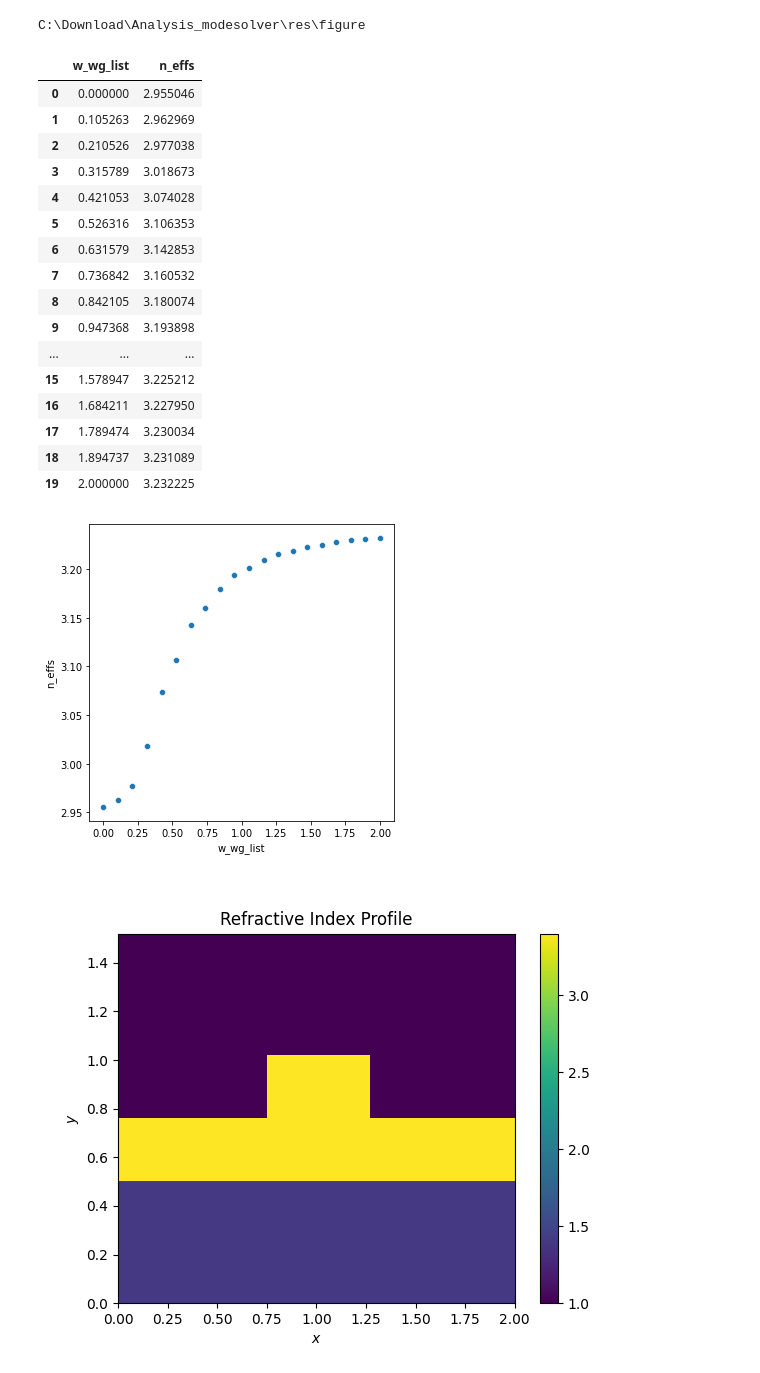
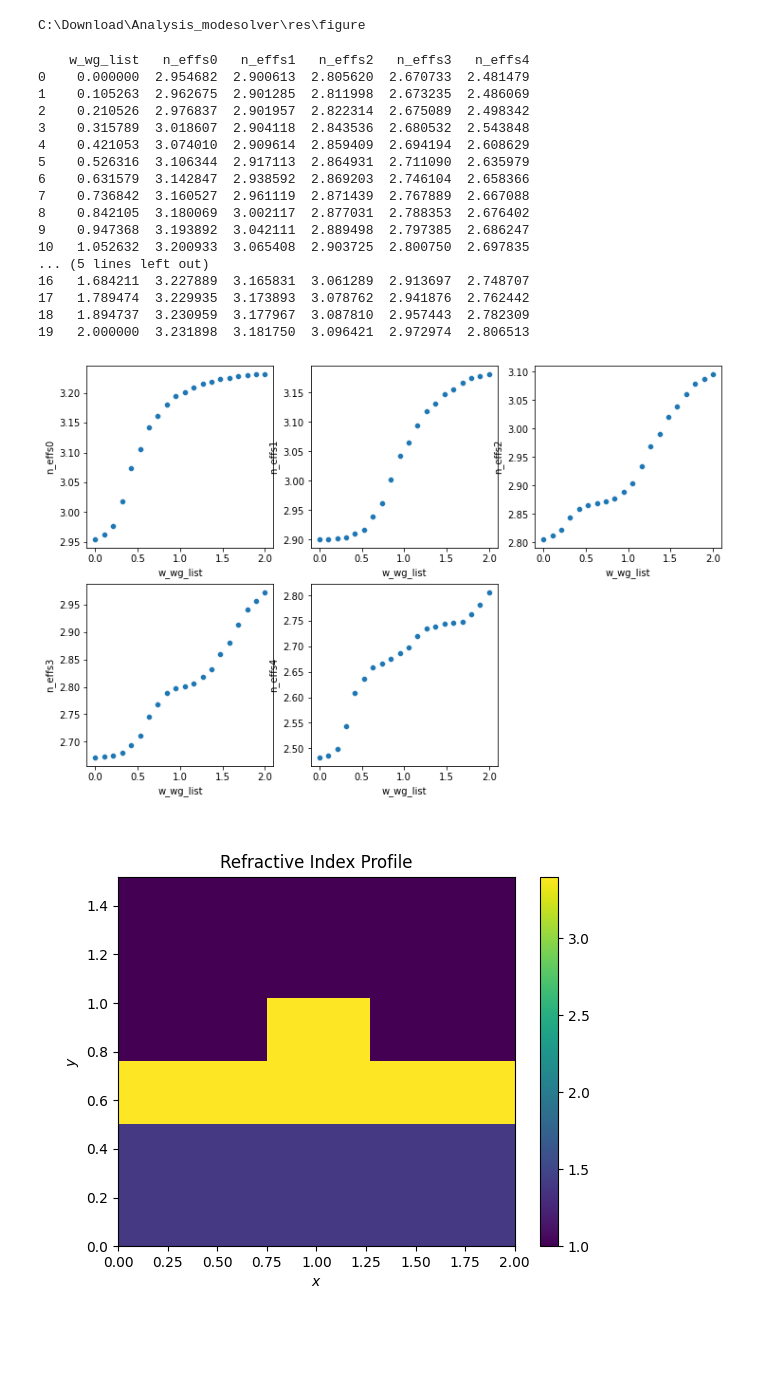
Before and after one commit to Parkseoungmin/Analysis_modesolver, a Jupyter notebook: Final report.ipynb, the cells around one changed output. Saved outputs shown, nothing was run; the diff lists cells and outputs as text; code cells hidden in the pictures; blank space fills up the shorter version.

```diff
--- a/Final report.ipynb
+++ b/Final report.ipynb
@@ -58,32 +58,43 @@ print(os.getcwd())
 C:\Download\Analysis_modesolver\res\figure
 # %%
 import Modesolverpy
-df
 # %% [output]
-|  | w_wg_list | n_effs |
-| 0 | 0.000000 | 2.955046 |
-| 1 | 0.105263 | 2.962969 |
-| 2 | 0.210526 | 2.977038 |
-| 3 | 0.315789 | 3.018673 |
-| 4 | 0.421053 | 3.074028 |
-| 5 | 0.526316 | 3.106353 |
-| 6 | 0.631579 | 3.142853 |
-| 7 | 0.736842 | 3.160532 |
-| 8 | 0.842105 | 3.180074 |
-| 9 | 0.947368 | 3.193898 |
-| ... | ... | ... |
-| 15 | 1.578947 | 3.225212 |
-| 16 | 1.684211 | 3.227950 |
-| 17 | 1.789474 | 3.230034 |
-| 18 | 1.894737 | 3.231089 |
-| 19 | 2.000000 | 3.232225 |
+    w_wg_list   n_effs0   n_effs1   n_effs2   n_effs3   n_effs4
+0    0.000000  2.954682  2.900613  2.805620  2.670733  2.481479
+1    0.105263  2.962675  2.901285  2.811998  2.673235  2.486069
+2    0.210526  2.976837  2.901957  2.822314  2.675089  2.498342
+3    0.315789  3.018607  2.904118  2.843536  2.680532  2.543848
+4    0.421053  3.074010  2.909614  2.859409  2.694194  2.608629
+5    0.526316  3.106344  2.917113  2.864931  2.711090  2.635979
+6    0.631579  3.142847  2.938592  2.869203  2.746104  2.658366
+7    0.736842  3.160527  2.961119  2.871439  2.767889  2.667088
+8    0.842105  3.180069  3.002117  2.877031  2.788353  2.676402
+9    0.947368  3.193892  3.042111  2.889498  2.797385  2.686247
+10   1.052632  3.200933  3.065408  2.903725  2.800750  2.697835
+... (5 lines left out)
+16   1.684211  3.227889  3.165831  3.061289  2.913697  2.748707
+17   1.789474  3.229935  3.173893  3.078762  2.941876  2.762442
+18   1.894737  3.230959  3.177967  3.087810  2.957443  2.782309
+19   2.000000  3.231898  3.181750  3.096421  2.972974  2.806513
 # %%
-ax = plt.subplot(2,2,1)
+import matplotlib.pyplot as plt
+import seaborn as sns
+from Modesolverpy import df
+
+ax = plt.subplot(3,3,1)
 g = plt.gcf()
 g.set_size_inches(12, 12)  #그림 size 수정_JH
-g = sns.scatterplot(data=df,  x="w_wg_list", y="n_effs", ax = ax )
+g = sns.scatterplot(data=df,  x="w_wg_list", y="n_effs0", ax = ax )
+ax = plt.subplot(3,3,2)
+g = sns.scatterplot(data=df, x="w_wg_list", y="n_effs1", ax = ax)
+ax = plt.subplot(3,3,3)
+h = sns.scatterplot(data=df, x="w_wg_list", y="n_effs2", ax = ax)
+ax = plt.subplot(3,3,4)
+i = sns.scatterplot(data=df, x="w_wg_list", y="n_effs3",  ax = ax)
+ax = plt.subplot(3,3,5)
+j = sns.scatterplot(data=df, x="w_wg_list", y="n_effs4",  ax = ax)
 # %% [output]
-[figure, old version]
+[figure, new version]
 # %%
 from PIL import Image
 
```
Also changed, not shown: parts of 7 cells of this notebook, 2 other files.
